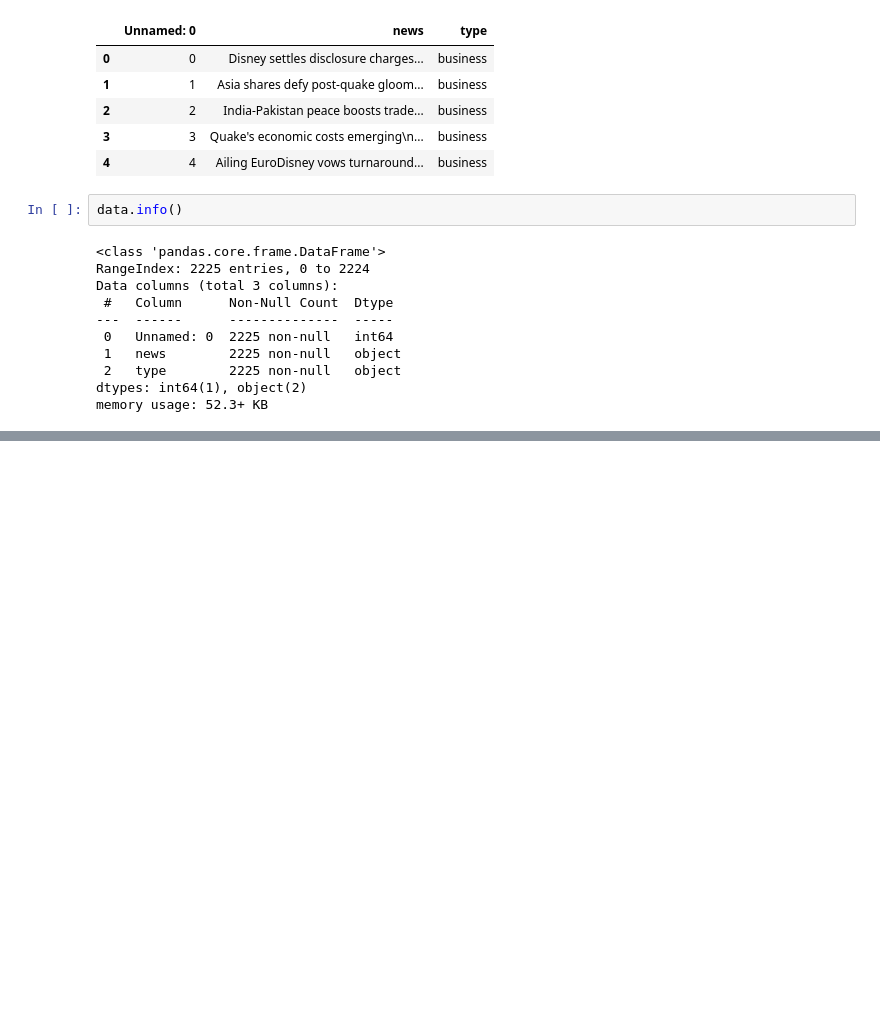
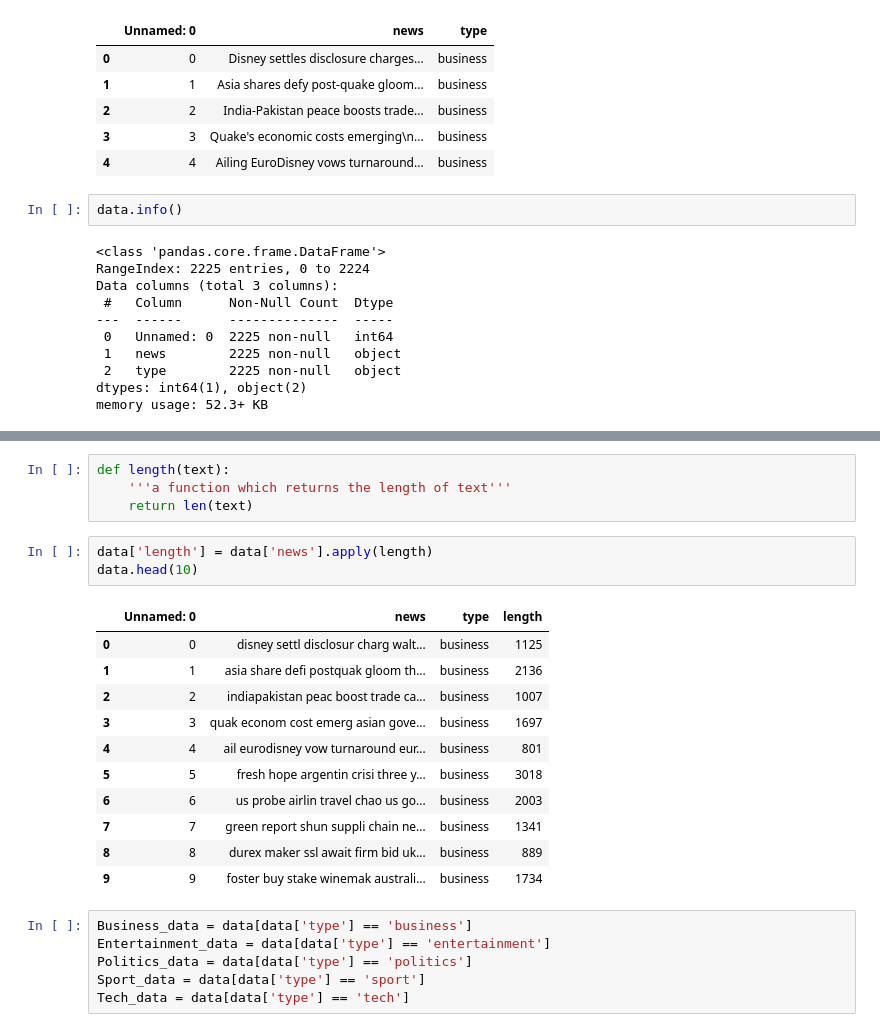
Before and after one commit to HONAJIPHAD/Topic-Modeling-On-News-Article, a Jupyter notebook: Topic_Modeling_On_News_Article.ipynb, the cells around one changed output, grey strips where cells are left out. Drawn from its saved outputs; the diff is of its cells as text; blank space fills up the shorter version.

```diff
--- a/Topic_Modeling_On_News_Article.ipynb
+++ b/Topic_Modeling_On_News_Article.ipynb
@@ -60,0 +218,25 @@ memory usage: 52.3+ KB
+# %%
+def length(text):
+    '''a function which returns the length of text'''
+    return len(text)
+# %%
+data['length'] = data['news'].apply(length)
+data.head(10)
+# %% [output]
+|  | Unnamed: 0 | news | type | length |
+| 0 | 0 | disney settl disclosur charg walt... | business | 1125 |
+| 1 | 1 | asia share defi postquak gloom th... | business | 2136 |
+| 2 | 2 | indiapakistan peac boost trade ca... | business | 1007 |
+| 3 | 3 | quak econom cost emerg asian gove... | business | 1697 |
+| 4 | 4 | ail eurodisney vow turnaround eur... | business | 801 |
+| 5 | 5 | fresh hope argentin crisi three y... | business | 3018 |
+| 6 | 6 | us probe airlin travel chao us go... | business | 2003 |
+| 7 | 7 | green report shun suppli chain ne... | business | 1341 |
+| 8 | 8 | durex maker ssl await firm bid uk... | business | 889 |
+| 9 | 9 | foster buy stake winemak australi... | business | 1734 |
+# %%
+Business_data = data[data['type'] == 'business']
+Entertainment_data = data[data['type'] == 'entertainment']
+Politics_data = data[data['type'] == 'politics']
+Sport_data = data[data['type'] == 'sport']
+Tech_data = data[data['type'] == 'tech']
```
Also changed, not shown: parts of 26 cells of this notebook.
